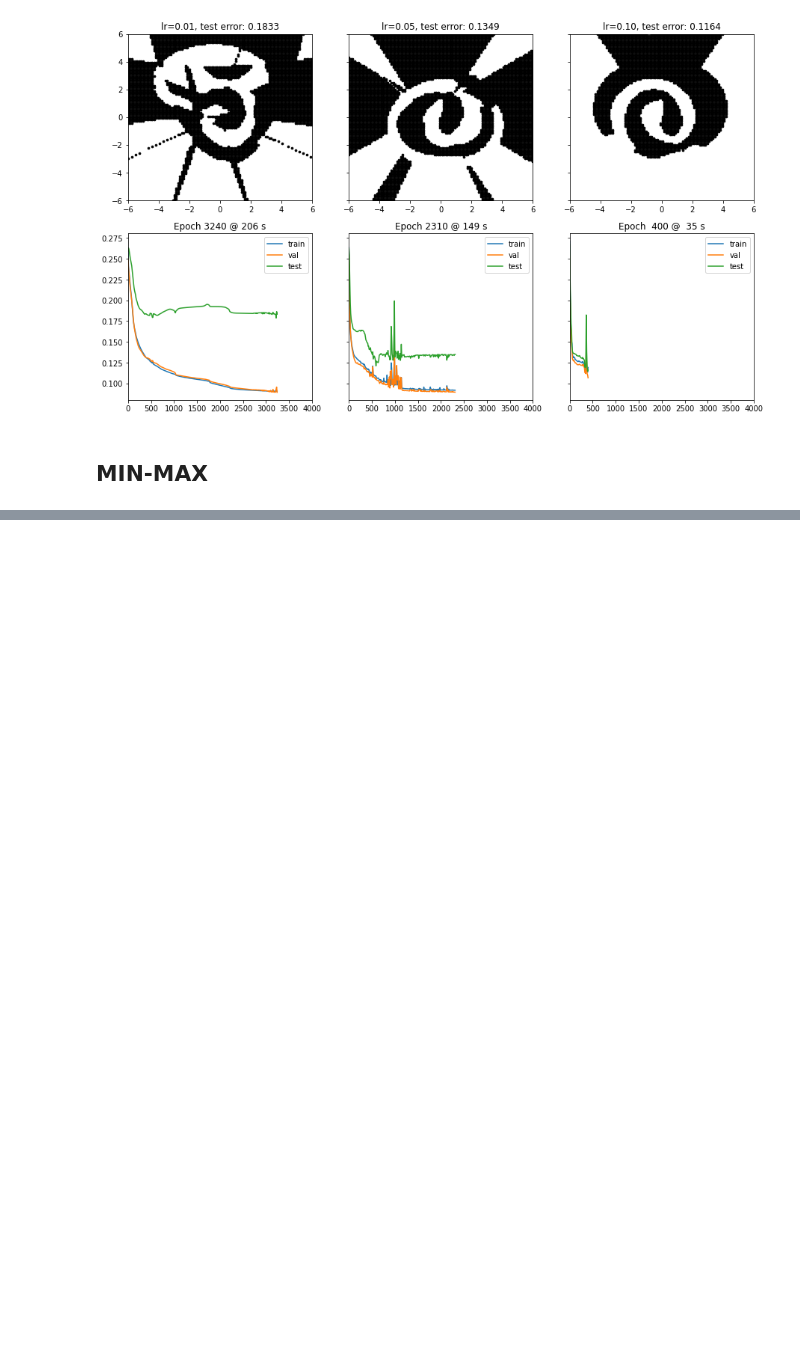
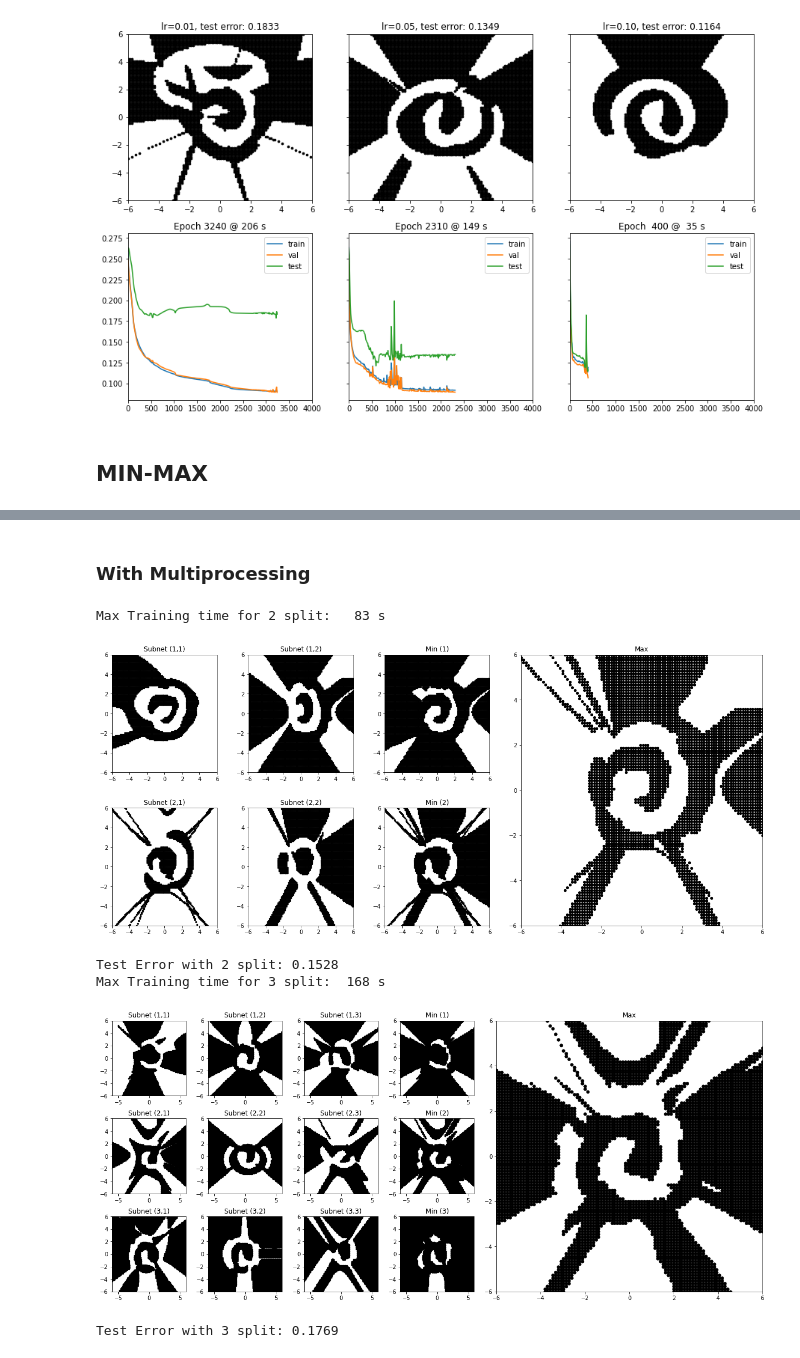
Before and after one commit to LogCreative/MDL, a Jupyter notebook: hw1/src/visual.ipynb, the cells around one changed output, grey strips where cells are left out. Drawn from its saved outputs; the diff is of its cells as text; code cells hidden in the pictures; blank space fills up the shorter version.

Commit message:
hw1 multiprocessing

```diff
--- a/hw1/src/visual.ipynb
+++ b/hw1/src/visual.ipynb
@@ -211,0 +221,11 @@ for k in [2,3]:
+# %% [markdown]
+### With Multiprocessing
+# %%
+visualize_minmax_task(parallel=True)
+# %% [output]
+Max Training time for 2 split:   83 s
+[figure, added]
+Test Error with 2 split: 0.1528
+Max Training time for 3 split:  168 s
+[figure, added]
+Test Error with 3 split: 0.1769
```
Also changed, not shown: parts of 11 cells of this notebook, 8 other files.
